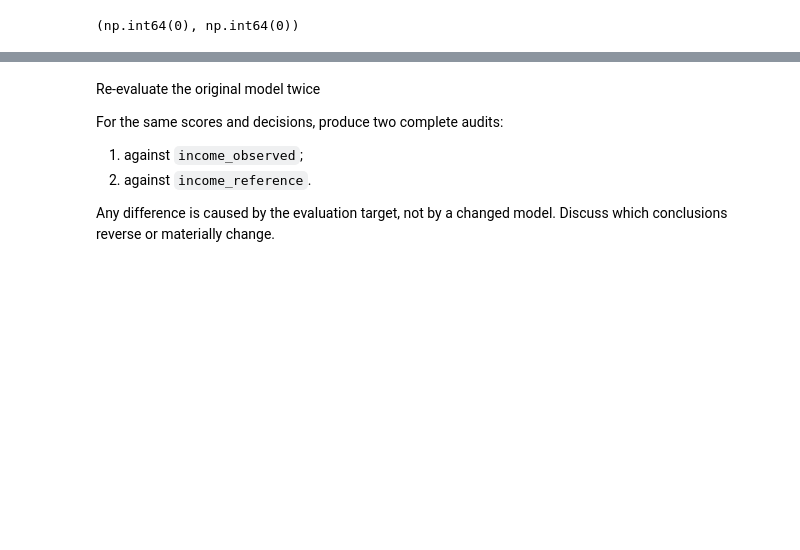
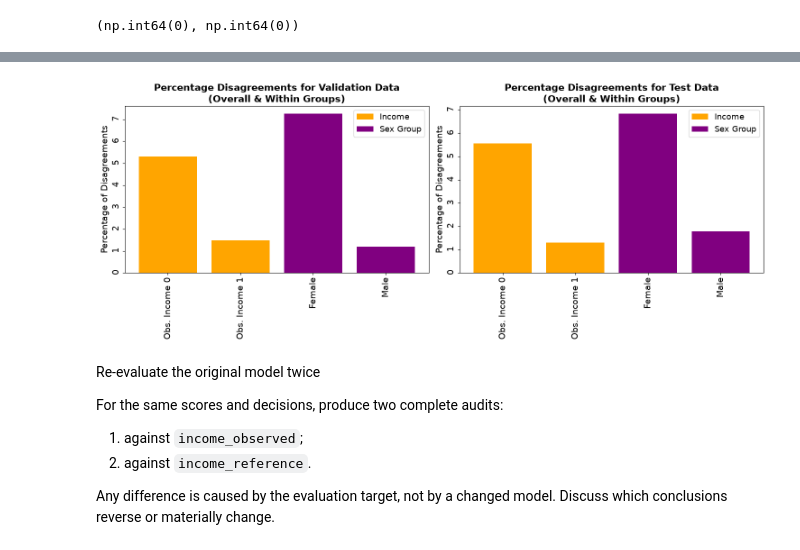
Before and after one commit to bellaVbsVbee/RAI, a Jupyter notebook: Project1/William_Week3_Mitigation_Reference_Evaluation.ipynb, the cells around one changed output, grey strips where cells are left out. Cells and saved outputs as stored; diff of their text form; code cells hidden in the pictures; blank space fills up the shorter version.

```diff
--- a/Project1/William_Week3_Mitigation_Reference_Evaluation.ipynb
+++ b/Project1/William_Week3_Mitigation_Reference_Evaluation.ipynb
@@ -222,3 +244,28 @@ Disagreement matrix for test_reference:
+# %%
+def plot_one_one_dis_sum(summary):
+
+    fig, axes = plt.subplots(1, 2, figsize=(15, 6))
+    axes = axes.flatten()
+
+    name_dict = {"validation_reference": "Validation", "test_reference": "Test"}
+
+    for i, (name, summary_item) in enumerate(summary.items()):
+        sex_groups = sorted(DATAFRAMES[name]['SEX_group'].unique())
+        # Percentage of disagreements by label
+        axes[i].bar(["Obs. Income 0", "Obs. Income 1"], [summary_item['label_disagreement']['pct_disagree_income_0']*100, summary_item['label_disagreement']['pct_disagree_income_1']*100], color='orange', label="Income")
+        # Percentage of disagreements by sex groups
+        axes[i].bar(sex_groups, [summary_item['sensitive_disagreement'][f'pct_disagree_SEX_group_{race}']*100 for race in sex_groups], color='purple', label="Sex Group")
+        axes[i].set_ylabel("Percentage of Disagreements", fontsize=14)
+        axes[i].set_title(f"Percentage Disagreements for {name_dict[name]} Data\n(Overall & Within Groups)", fontsize=15, fontweight="bold")
+        axes[i].legend(fontsize=13)
+        axes[i].tick_params(axis='both', rotation=90, labelsize=14)
+
+    plt.tight_layout()
+    plt.show()
+
+plot_one_one_dis_sum(summary)
+# %% [output]
+[figure, added]
 # %% [markdown]
 Re-evaluate the original model twice
 
```
Also changed, not shown: parts of 13 cells of this notebook, 3 other files.
